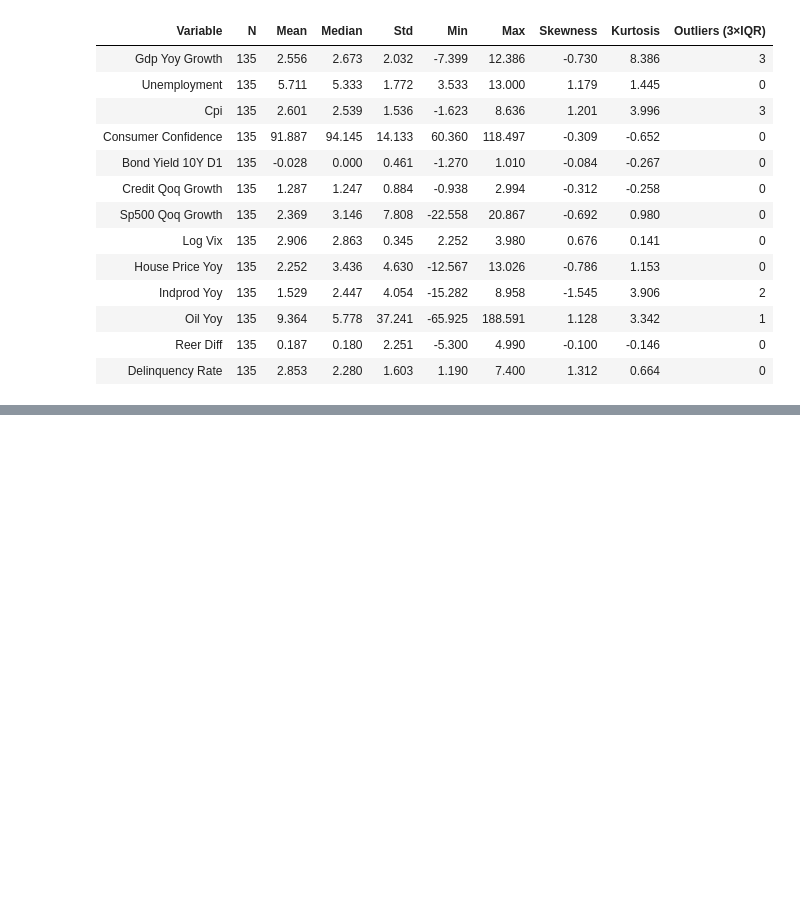
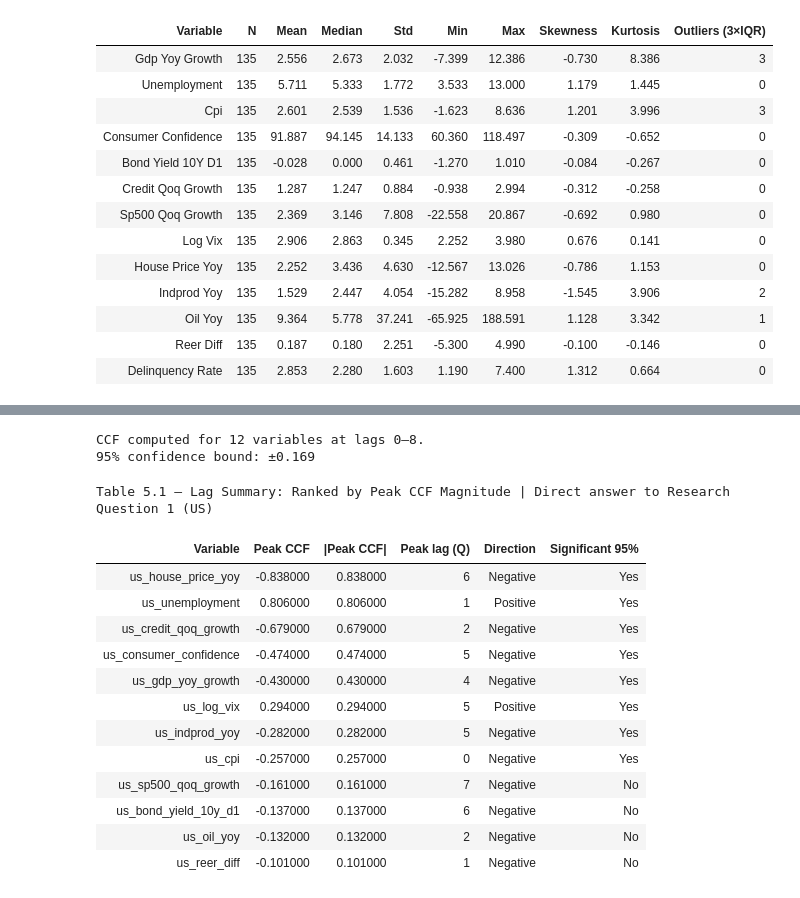
Before and after one commit to hogandan85/ST-498, a Jupyter notebook: Code/EDA_abm.ipynb, the cells around one changed output, grey strips where cells are left out. Drawn from its saved outputs; the diff is of its cells as text; code cells hidden in the pictures; blank space fills up the shorter version.

```diff
--- a/Code/EDA_abm.ipynb
+++ b/Code/EDA_abm.ipynb
@@ -1491,0 +1688,28 @@ fig.show()
+# %%
+# ── 5.1  Compute CCF: each feature vs delinquency rate ───────────────────────
+# statsmodels ccf(y, x, nlags=k) returns lags 1..k
+# Lag 0 prepended manually as Pearson correlation
+
+MAX_LAG = 8
+N       = len(df_model)
+CONF    = 1.96 / np.sqrt(N)   # 95% confidence bound
+
+def compute_ccf(y_arr, x_arr, max_lag):
+    lag0     = np.corrcoef(y_arr, x_arr)[0, 1]
+    lags_1on = ccf(y_arr, x_arr, nlags=max_lag, alpha=None)
+    return np.concatenate([[lag0], lags_1on])  # shape (max_lag+1,)
+
+target_arr = df_model[TARGET].values
+ccf_results = {}
+for var in FEATURES_STAT:
+    ccf_results[var] = compute_ccf(
+        target_arr,
+        df_model[var].values,
+        MAX_LAG
+    )
+
+print(f'CCF computed for {len(ccf_results)} variables at lags 0–{MAX_LAG}.')
+print(f'95% confidence bound: ±{CONF:.3f}')
+# %% [output]
+CCF computed for 12 variables at lags 0–8.
+95% confidence bound: ±0.169
@@ -1491,0 +1798,50 @@ fig.show()
+# %%
+# ── 5.3  Lag summary table — ranked by peak CCF magnitude ────────────────────
+lag_rows = []
+for var in FEATURES_STAT:
+    vals     = ccf_results[var]
+    peak_lag = int(np.argmax(np.abs(vals)))
+    peak_val = vals[peak_lag]
+    lag_rows.append({
+        'Variable':        var,
+        'Peak CCF':        round(peak_val, 3),
+        '|Peak CCF|':      round(abs(peak_val), 3),
+        'Peak lag (Q)':    peak_lag,
+        'Direction':       'Positive' if peak_val > 0 else 'Negative',
+        'Significant 95%': 'Yes' if abs(peak_val) > CONF else 'No',
+    })
+
+lag_df = (pd.DataFrame(lag_rows)
+          .sort_values('|Peak CCF|', ascending=False)
+          .reset_index(drop=True))
+
+def colour_sig(val):
+    if val == 'Yes': return 'background-color: #D5F5E3; font-weight: bold'
+    return 'background-color: #FADBD8'
+
+def colour_direction(val):
+    if val == 'Positive': return 'background-color: #FDEBD0'
+    return 'background-color: #EBF5FB'
+
+display(lag_df.style
+        .map(colour_sig,       subset=['Significant 95%'])
+        .map(colour_direction, subset=['Direction'])
+        .set_caption(
+            f'Table 5.1 — Lag Summary: Ranked by Peak CCF Magnitude  |  '
+            f'Direct answer to Research Question 1 ({COUNTRY})')
+        .hide(axis='index'))
+# %% [output]
+Table 5.1 — Lag Summary: Ranked by Peak CCF Magnitude | Direct answer to Research Question 1 (US)
+| Variable | Peak CCF | |Peak CCF| | Peak lag (Q) | Direction | Significant 95% |
+| us_house_price_yoy | -0.838000 | 0.838000 | 6 | Negative | Yes |
+| us_unemployment | 0.806000 | 0.806000 | 1 | Positive | Yes |
+| us_credit_qoq_growth | -0.679000 | 0.679000 | 2 | Negative | Yes |
+| us_consumer_confidence | -0.474000 | 0.474000 | 5 | Negative | Yes |
+| us_gdp_yoy_growth | -0.430000 | 0.430000 | 4 | Negative | Yes |
+| us_log_vix | 0.294000 | 0.294000 | 5 | Positive | Yes |
+| us_indprod_yoy | -0.282000 | 0.282000 | 5 | Negative | Yes |
+| us_cpi | -0.257000 | 0.257000 | 0 | Negative | Yes |
+| us_sp500_qoq_growth | -0.161000 | 0.161000 | 7 | Negative | No |
+| us_bond_yield_10y_d1 | -0.137000 | 0.137000 | 6 | Negative | No |
+| us_oil_yoy | -0.132000 | 0.132000 | 2 | Negative | No |
+| us_reer_diff | -0.101000 | 0.101000 | 1 | Negative | No |
```
Also changed, not shown: parts of 20 cells of this notebook.
